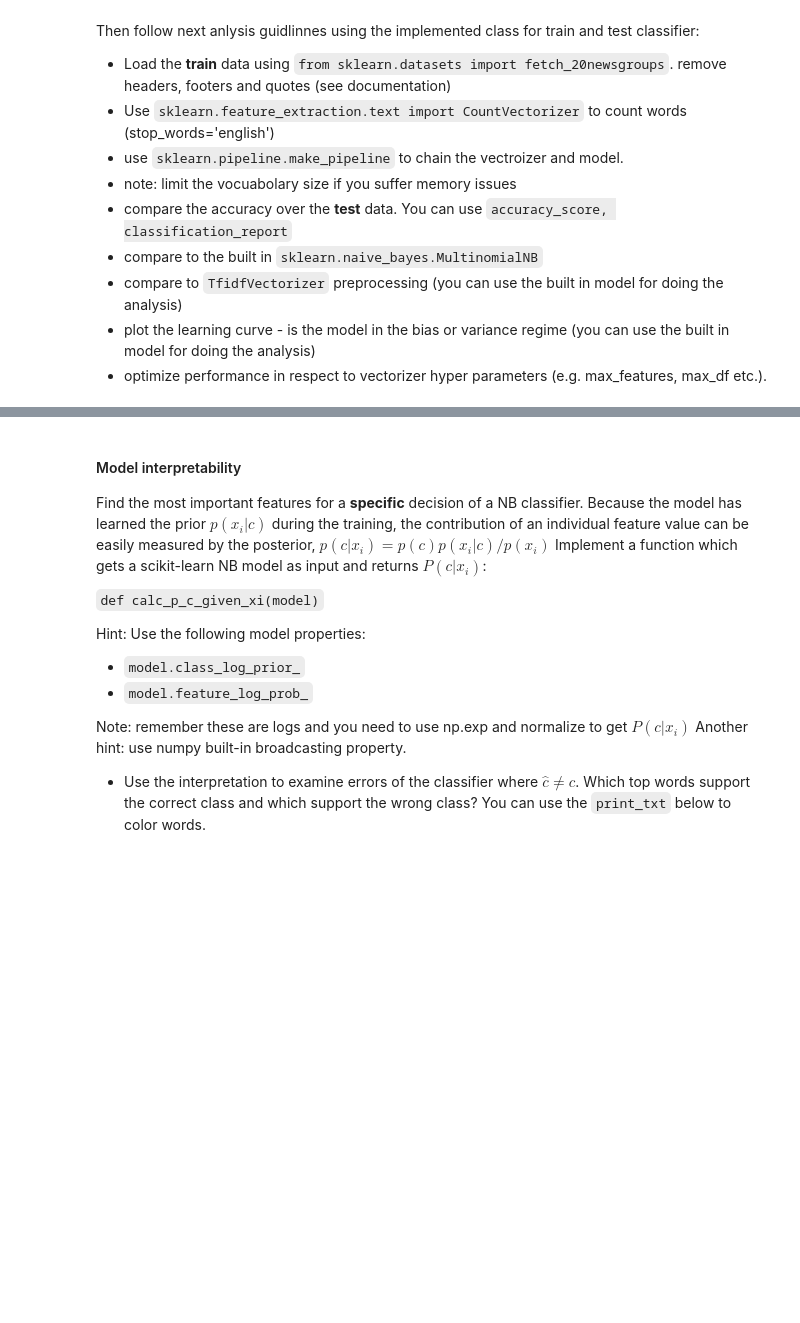
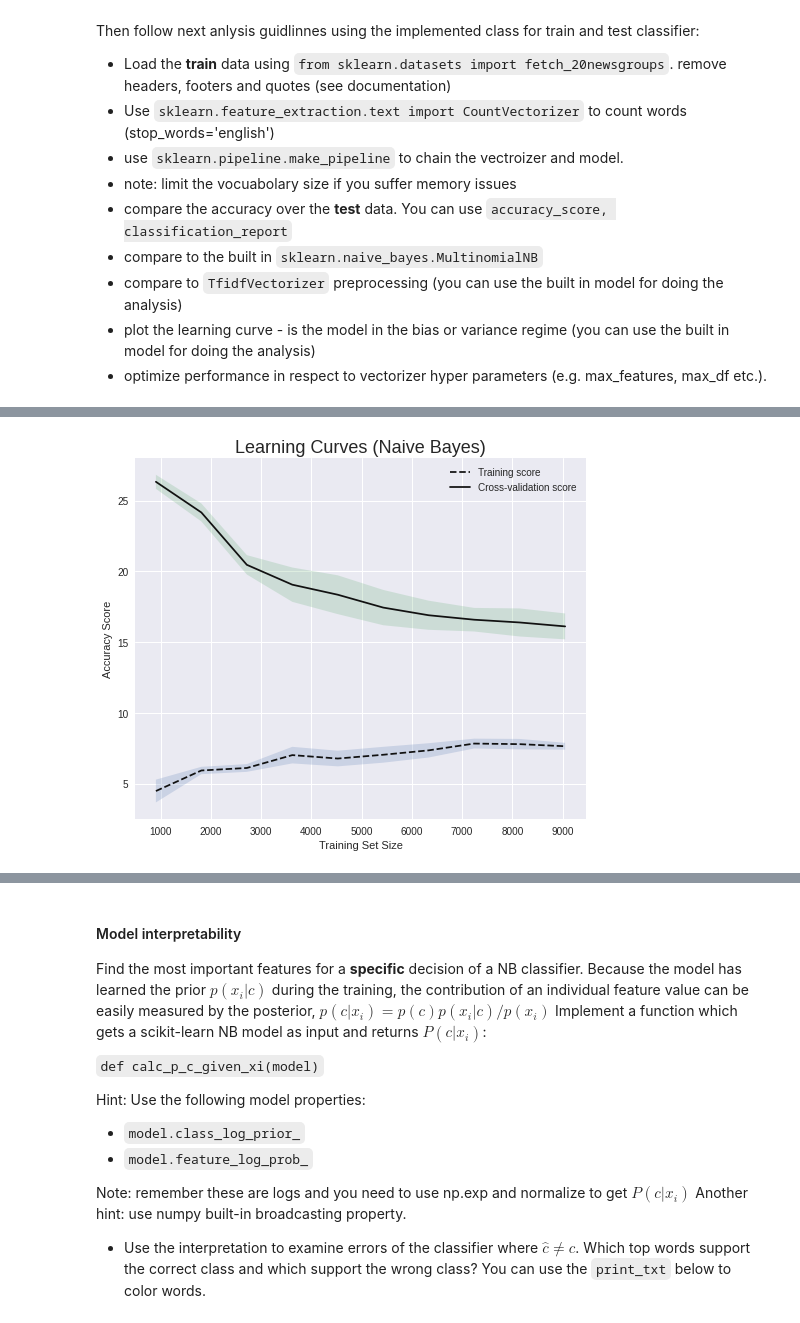
Before and after one commit to orenfix10/ML-project1, a Jupyter notebook: Copy_of_NB_exercise_2023a.ipynb, the cells around one changed output, grey strips where cells are left out. Drawn from its saved outputs; the diff is of its cells as text; code cells hidden in the pictures; blank space fills up the shorter version.

```diff
--- a/Copy_of_NB_exercise_2023a.ipynb
+++ b/Copy_of_NB_exercise_2023a.ipynb
@@ -478,0 +351,15 @@ Y_test =  newsgroups_test. target
+# %%
+from sklearn.feature_extraction.text import TfidfTransformer,TfidfVectorizer
+
+# Compare to TfidfVectorizer preprocessing. using the implemented MultinomialNB model
+pipe = make_pipeline(TfidfVectorizer(stop_words='english', max_features= 5000), MultinomialNB())
+
+#Fit pipline
+pipe.fit(X_train, Y_train)
+
+#Predictions
+Y_pred = pipe.predict(X_test)
+
+#Accuracy score
+print("MultinomialNB accuracy with tf_idf preprocessing: ",accuracy_score(Y_test, Y_pred))
+print(classification_report(Y_test, Y_pred))
@@ -478,0 +388,34 @@ Y_test =  newsgroups_test. target
+# %%
+from mlxtend.plotting import plot_learning_curves
+import matplotlib.pyplot as plt
+from mlxtend.data import mnist_data
+from mlxtend.preprocessing import shuffle_arrays_unison
+from sklearn.neighbors import KNeighborsClassifier
+import numpy as np
+from sklearn.model_selection import learning_curve
+from sklearn.pipeline import make_pipeline
+
+
+pipe = make_pipeline(CountVectorizer(stop_words='english'), MultinomialNB())
+train_sizes, train_scores, test_scores = learning_curve(pipe, X_train, Y_train, cv=5, scoring='neg_mean_squared_error', n_jobs=-1, train_sizes=np.linspace(0.1, 1.0, 10))
+
+train_mean = np.mean(train_scores, axis=1)
+train_std = np.std(train_scores, axis=1)
+
+test_mean = np.mean(test_scores, axis=1)
+test_std = np.std(test_scores, axis=1)
+
+plt.style.use('seaborn')
+plt.subplots(1, figsize=(7,6))
+plt.plot(train_sizes, -train_mean, '--', color="#111111",  label="Training score")
+plt.plot(train_sizes, -test_mean, color="#111111", label="Cross-validation score")
+
+plt.fill_between(train_sizes, -(train_mean - train_std), -(train_mean + train_std), alpha=0.2)
+plt.fill_between(train_sizes, -(test_mean - test_std), -(test_mean + test_std) , alpha=0.2)
+
+plt.title("Learning Curves (Naive Bayes)", fontsize = 18)
+plt.xlabel("Training Set Size"), plt.ylabel("Accuracy Score"), plt.legend(loc="best")
+plt.tight_layout()
+plt.show()
+# %% [output]
+[figure, added]
```
Also changed, not shown: parts of 29 cells of this notebook.
